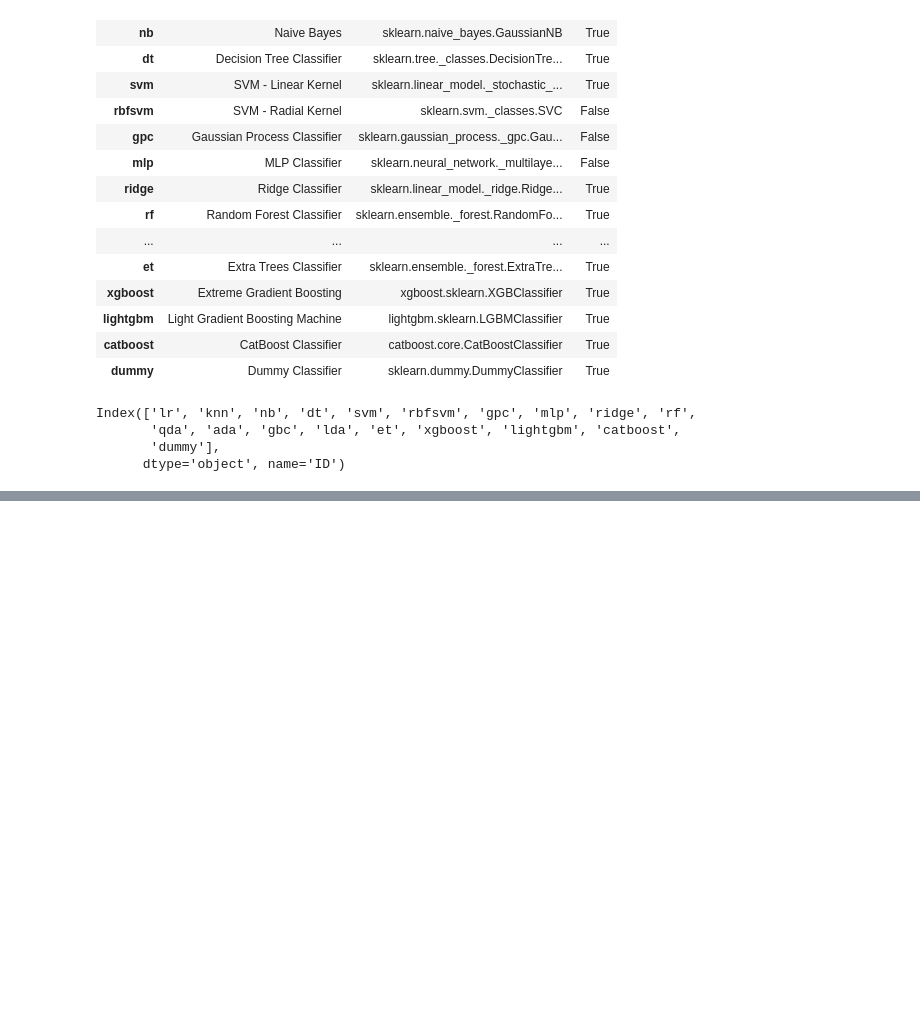
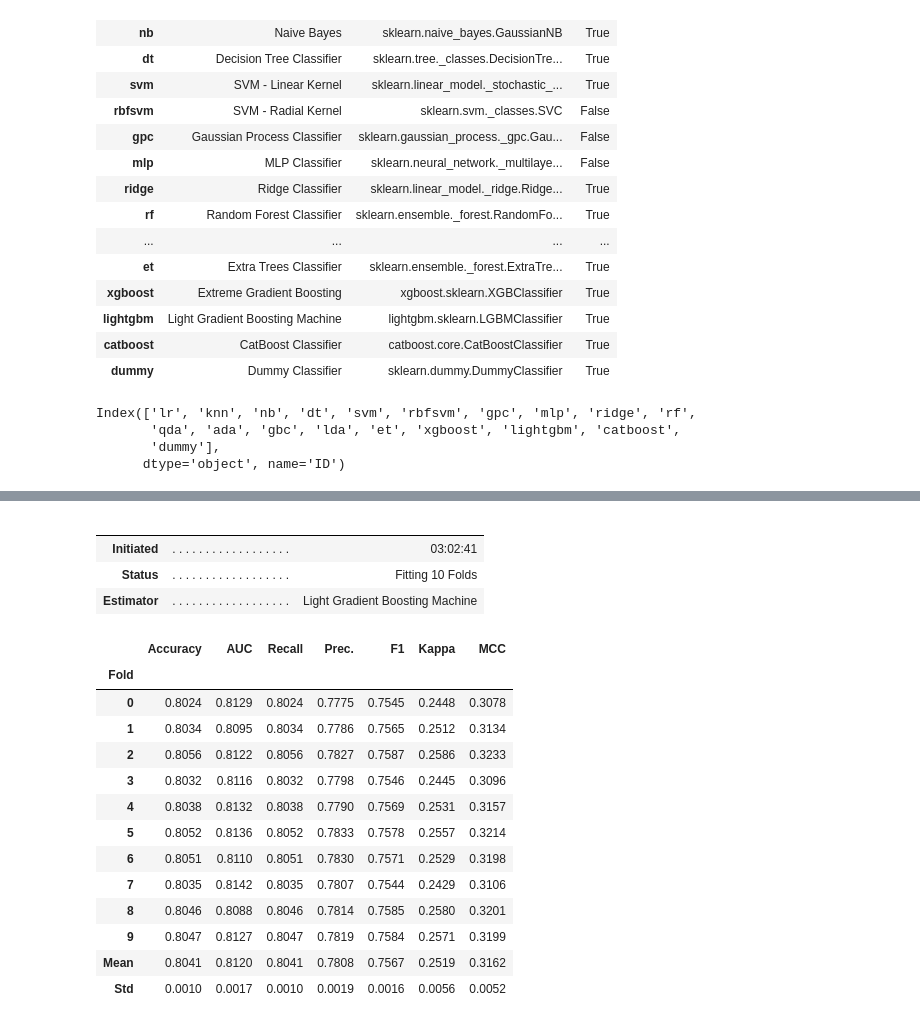
Before and after one commit to skwolvie/data245ML, a Jupyter notebook: models.ipynb, the cells around one changed output, grey strips where cells are left out. Saved outputs shown, nothing was run; the diff lists cells and outputs as text; code cells hidden in the pictures; blank space fills up the shorter version.

```diff
--- a/models.ipynb
+++ b/models.ipynb
@@ -160,0 +208,22 @@ best = compare_models(verbose=True, include=['xgboost', 'lightgbm',
+# %%
+lightgbm= create_model('lightgbm')
+# %% [output]
+|  |  |  |
+|  |  |  |
+| Initiated | . . . . . . . . . . . . . . . . . . | 03:02:41 |
+| Status | . . . . . . . . . . . . . . . . . . | Fitting 10 Folds |
+| Estimator | . . . . . . . . . . . . . . . . . . | Light Gradient Boosting Machine |
+|  | Accuracy | AUC | Recall | Prec. | F1 | Kappa | MCC |
+| Fold |  |  |  |  |  |  |  |
+| 0 | 0.8024 | 0.8129 | 0.8024 | 0.7775 | 0.7545 | 0.2448 | 0.3078 |
+| 1 | 0.8034 | 0.8095 | 0.8034 | 0.7786 | 0.7565 | 0.2512 | 0.3134 |
+| 2 | 0.8056 | 0.8122 | 0.8056 | 0.7827 | 0.7587 | 0.2586 | 0.3233 |
+| 3 | 0.8032 | 0.8116 | 0.8032 | 0.7798 | 0.7546 | 0.2445 | 0.3096 |
+| 4 | 0.8038 | 0.8132 | 0.8038 | 0.7790 | 0.7569 | 0.2531 | 0.3157 |
+| 5 | 0.8052 | 0.8136 | 0.8052 | 0.7833 | 0.7578 | 0.2557 | 0.3214 |
+| 6 | 0.8051 | 0.8110 | 0.8051 | 0.7830 | 0.7571 | 0.2529 | 0.3198 |
+| 7 | 0.8035 | 0.8142 | 0.8035 | 0.7807 | 0.7544 | 0.2429 | 0.3106 |
+| 8 | 0.8046 | 0.8088 | 0.8046 | 0.7814 | 0.7585 | 0.2580 | 0.3201 |
+| 9 | 0.8047 | 0.8127 | 0.8047 | 0.7819 | 0.7584 | 0.2571 | 0.3199 |
+| Mean | 0.8041 | 0.8120 | 0.8041 | 0.7808 | 0.7567 | 0.2519 | 0.3162 |
+| Std | 0.0010 | 0.0017 | 0.0010 | 0.0019 | 0.0016 | 0.0056 | 0.0052 |
```
Also changed, not shown: parts of 25 cells of this notebook, 3 other files.
